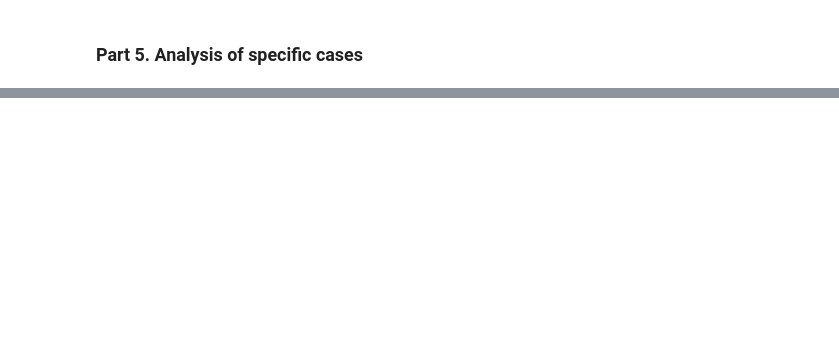
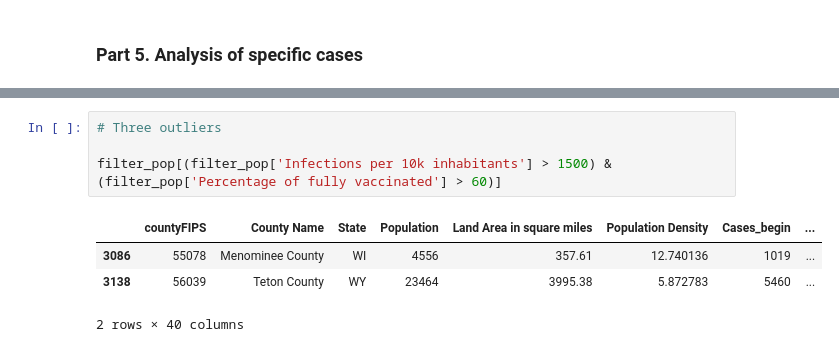
Before and after one commit to dzoanka/Covid19-cases-deaths-against-vax-in-US-counties, a Jupyter notebook: display_plots_covid_data.ipynb, the cells around one changed output, grey strips where cells are left out. Saved outputs shown, nothing was run; the diff lists cells and outputs as text; blank space fills up the shorter version.

Commit message:
DecJan and show outliers counties

```diff
--- a/display_plots_covid_data.ipynb
+++ b/display_plots_covid_data.ipynb
@@ -127,0 +129,9 @@ Text(0, 0.5, 'Infections per 10k inhabitants')
+# %%
+# Three outliers
+
+filter_pop[(filter_pop['Infections per 10k inhabitants'] > 1500) & (filter_pop['Percentage of fully vaccinated'] > 60)]
+# %% [output]
+|  | countyFIPS | County Name | State | Population | Land Area in square miles | Population Density | Cases_begin | ... |
+| 3086 | 55078 | Menominee County | WI | 4556 | 357.61 | 12.740136 | 1019 | ... |
+| 3138 | 56039 | Teton County | WY | 23464 | 3995.38 | 5.872783 | 5460 | ... |
+2 rows × 40 columns
```
Also changed, not shown: parts of 9 cells of this notebook, 5 other files.
